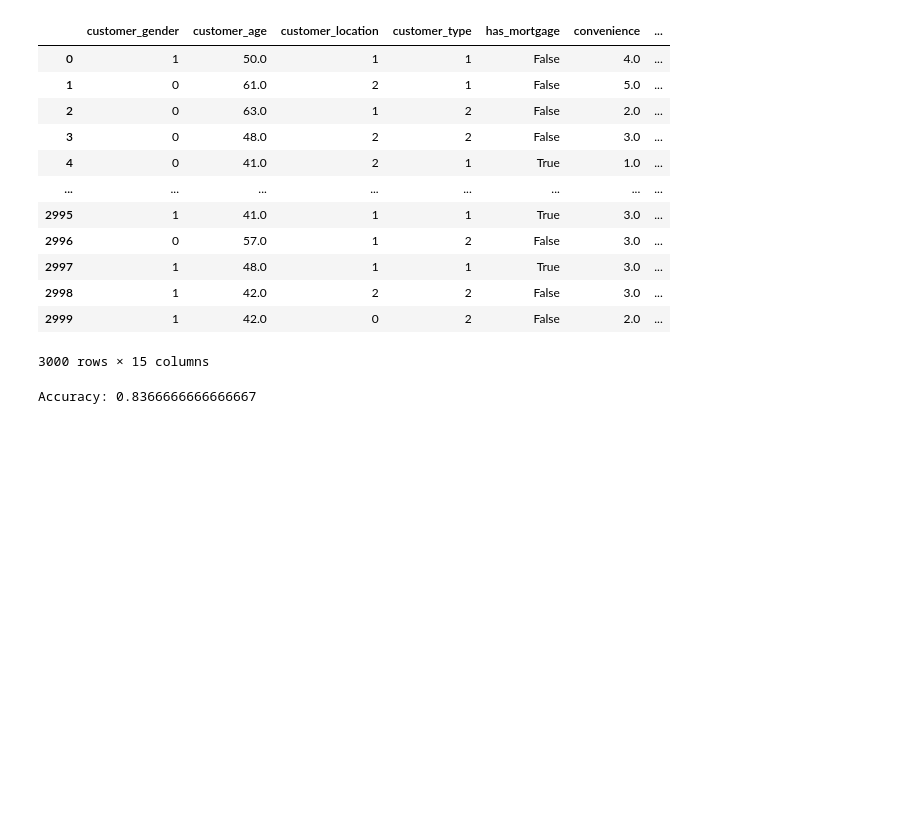
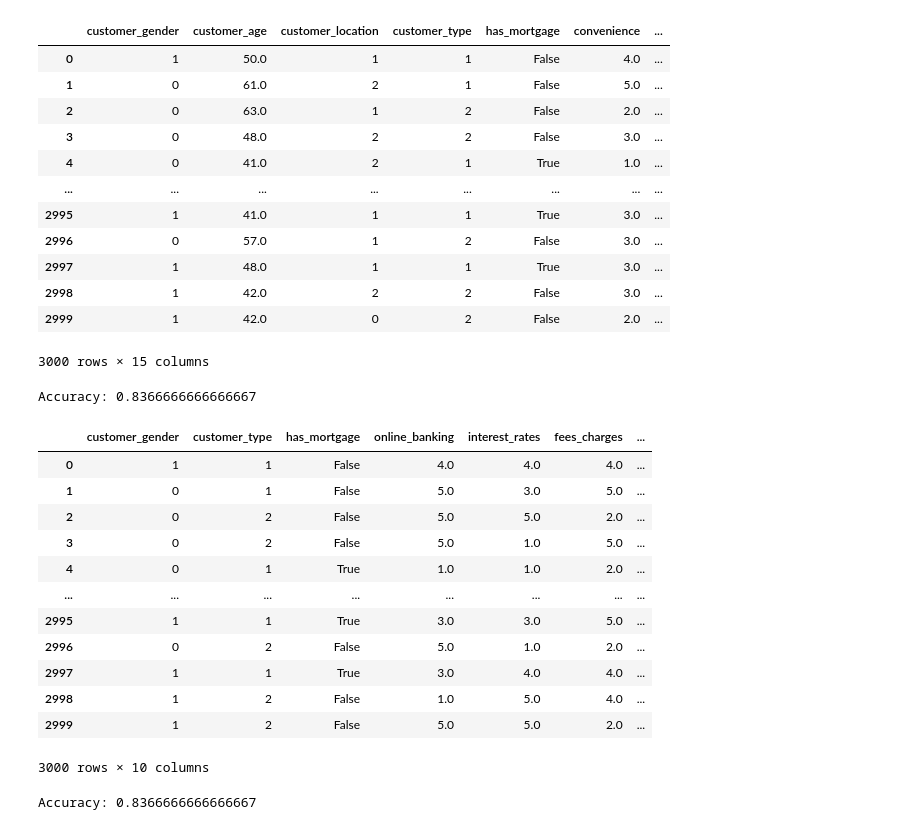
Before and after one commit to soggyfox/bankCustomerSatisfaction-Data-Analysis, a Jupyter notebook: Yesh.ipynb, the cells around one changed output. Saved outputs shown, nothing was run; the diff lists cells and outputs as text; code cells hidden in the pictures; blank space fills up the shorter version.

```diff
--- a/Yesh.ipynb
+++ b/Yesh.ipynb
@@ -357,3 +357,43 @@ accuracy = accuracy_score(y_test, y_pred)
 print('Accuracy:', accuracy)
 # %% [output]
 Accuracy: 0.8366666666666667
+# %%
+df_reduced2 = df_reduced.drop(["customer_location","customer_service","convenience","privacy_security","customer_age"], axis=1)
+df_reduced2
+# %% [output]
+|  | customer_gender | customer_type | has_mortgage | online_banking | interest_rates | fees_charges | ... |
+| 0 | 1 | 1 | False | 4.0 | 4.0 | 4.0 | ... |
+| 1 | 0 | 1 | False | 5.0 | 3.0 | 5.0 | ... |
+| 2 | 0 | 2 | False | 5.0 | 5.0 | 2.0 | ... |
+| 3 | 0 | 2 | False | 5.0 | 1.0 | 5.0 | ... |
+| 4 | 0 | 1 | True | 1.0 | 1.0 | 2.0 | ... |
+| ... | ... | ... | ... | ... | ... | ... | ... |
+| 2995 | 1 | 1 | True | 3.0 | 3.0 | 5.0 | ... |
+| 2996 | 0 | 2 | False | 5.0 | 1.0 | 2.0 | ... |
+| 2997 | 1 | 1 | True | 3.0 | 4.0 | 4.0 | ... |
+| 2998 | 1 | 2 | False | 1.0 | 5.0 | 4.0 | ... |
+| 2999 | 1 | 2 | False | 5.0 | 5.0 | 2.0 | ... |
+3000 rows × 10 columns
+# %%
+# try with dropped features
+
+# Split the data into training and testing sets
+X_train, X_test, y_train, y_test = train_test_split(df_reduced2.drop('satisfied', axis=1), df_reduced2['satisfied'], test_size=0.2, random_state=42)
+
+# Create a logistic regression model and fit it to the training data
+model = LogisticRegression()
+
+
+
+# Create a logistic regression model with max_iter=1000 and fit it to the training data
+model = LogisticRegression(max_iter=1000)
+model.fit(X_train, y_train)
+
+# Predict the customer satisfaction on the test data
+y_pred = model.predict(X_test)
+
+# Calculate the accuracy of the model
+accuracy = accuracy_score(y_test, y_pred)
+print('Accuracy:', accuracy)
+# %% [output]
+Accuracy: 0.8366666666666667
```
Also changed, not shown: parts of 6 cells of this notebook.
